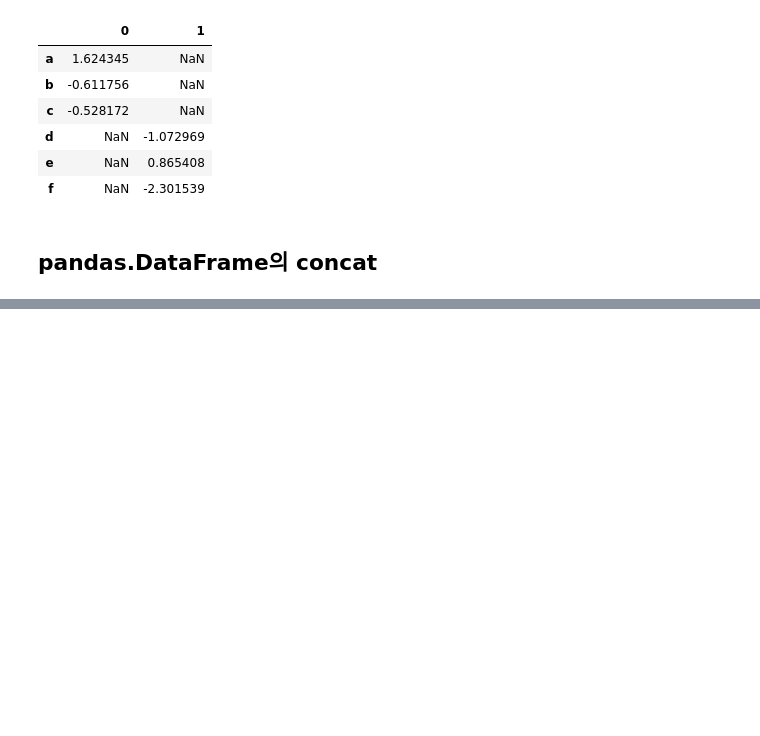
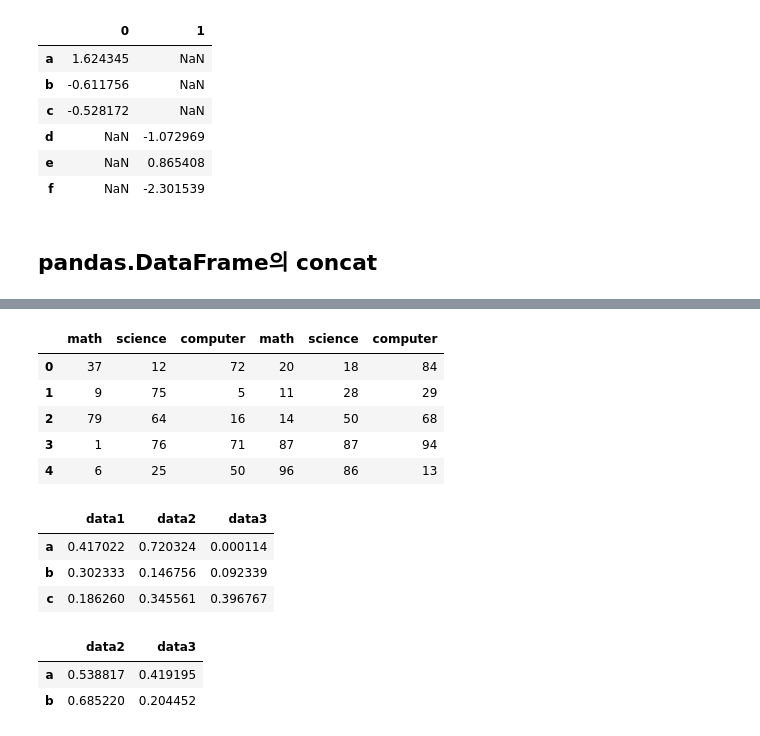
Before and after one commit to JakeOh/202105_itw_bd26, a Jupyter notebook: lab_da/da11_merge.ipynb, the cells around one changed output, grey strips where cells are left out. Cells and saved outputs as stored; diff of their text form; code cells hidden in the pictures; blank space fills up the shorter version.

```diff
--- a/lab_da/da11_merge.ipynb
+++ b/lab_da/da11_merge.ipynb
@@ -283,0 +324,10 @@ pd.concat([s1, s2], axis=1)
+# %%
+# axis=1 concat
+pd.concat([mid_term, final_term], axis=1)
+# %% [output]
+|  | math | science | computer | math | science | computer |
+| 0 | 37 | 12 | 72 | 20 | 18 | 84 |
+| 1 | 9 | 75 | 5 | 11 | 28 | 29 |
+| 2 | 79 | 64 | 16 | 14 | 50 | 68 |
+| 3 | 1 | 76 | 71 | 87 | 87 | 94 |
+| 4 | 6 | 25 | 50 | 96 | 86 | 13 |
@@ -283,0 +343,13 @@ pd.concat([s1, s2], axis=1)
+# %%
+df1
+# %% [output]
+|  | data1 | data2 | data3 |
+| a | 0.417022 | 0.720324 | 0.000114 |
+| b | 0.302333 | 0.146756 | 0.092339 |
+| c | 0.186260 | 0.345561 | 0.396767 |
+# %%
+df2
+# %% [output]
+|  | data2 | data3 |
+| a | 0.538817 | 0.419195 |
+| b | 0.685220 | 0.204452 |
```
Also changed, not shown: parts of 8 cells of this notebook.
